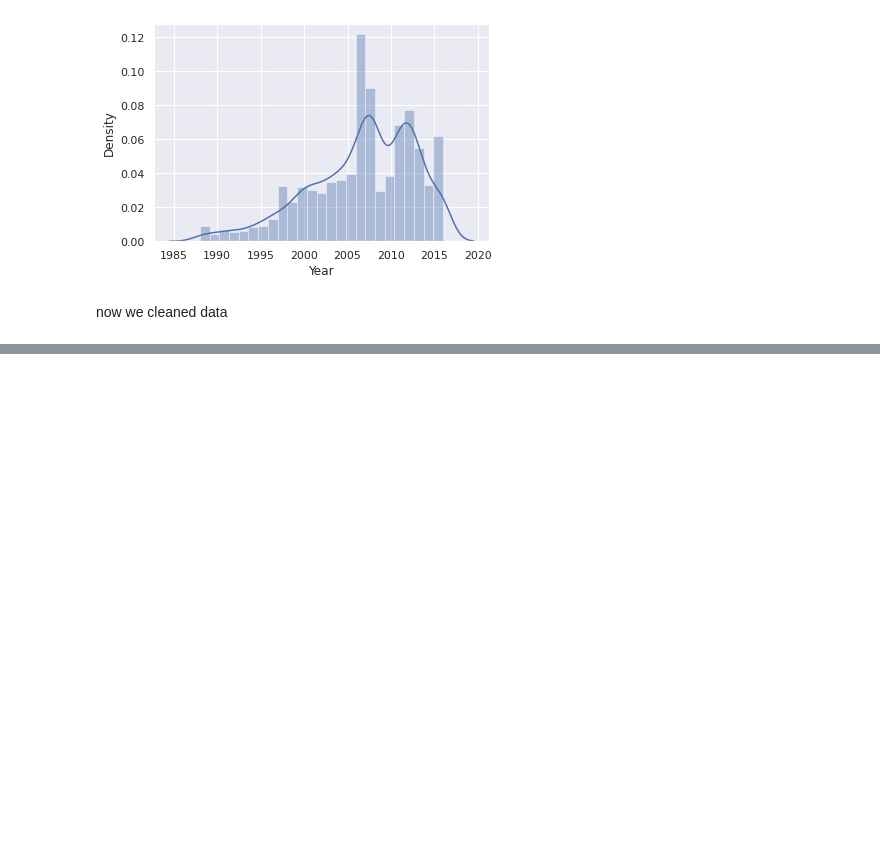
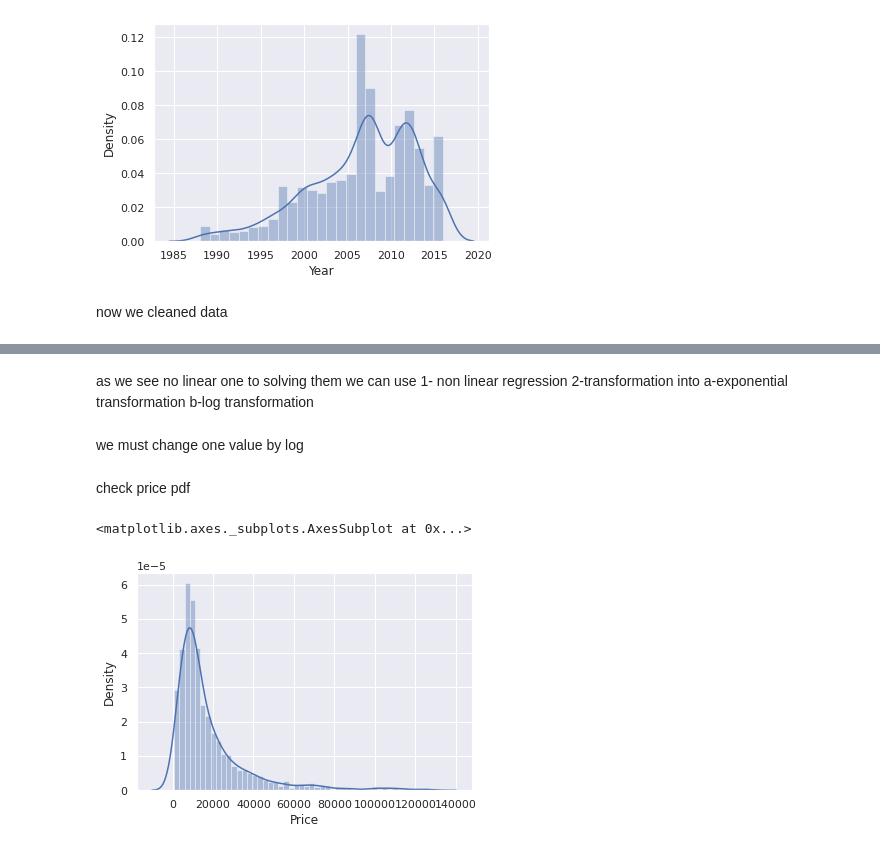
Before and after one commit to EngMdarwish/Data-Science--training, a Jupyter notebook: Cars.ipynb, the cells around one changed output, grey strips where cells are left out. Drawn from its saved outputs; the diff is of its cells as text; code cells hidden in the pictures; blank space fills up the shorter version.

```diff
--- a/Cars.ipynb
+++ b/Cars.ipynb
@@ -240,0 +290,16 @@ data_cleaned=data_4
+# %% [markdown]
+as we see no linear one
+to solving them we can use
+1- non linear regression
+2-transformation into
+  a-exponential transformation
+  b-log transformation
+# %% [markdown]
+we must change one value by log
+# %% [markdown]
+check price pdf
+# %%
+sns.distplot(data_cleaned['Price'])
+# %% [output]
+<matplotlib.axes._subplots.AxesSubplot at 0x...>
+[figure, added]
```
Also changed, not shown: parts of 17 cells of this notebook.
